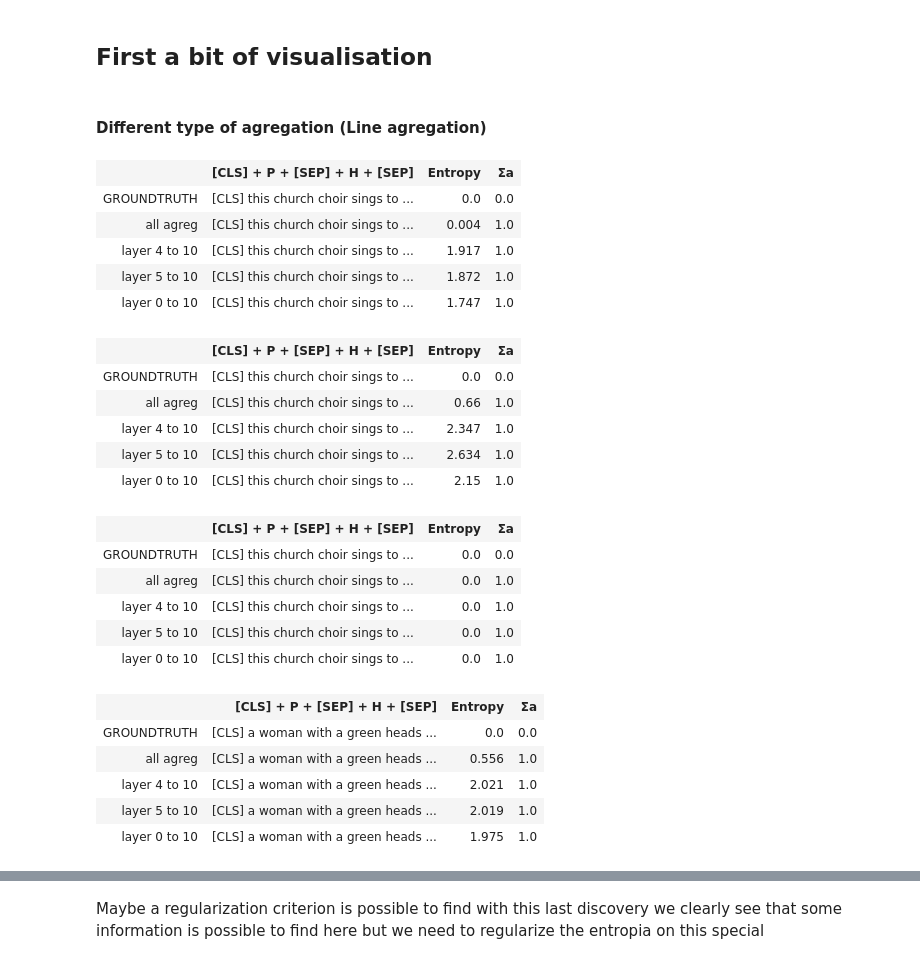
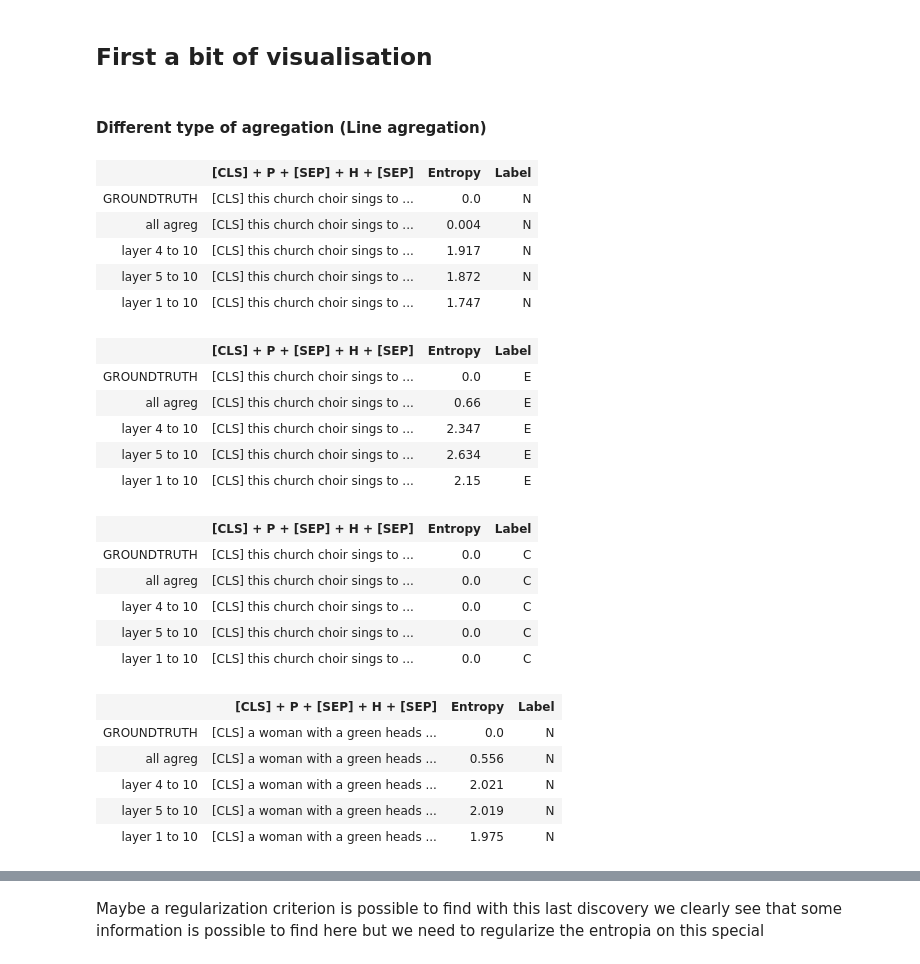
Before and after one commit to lolofo/stage_4_gm, a Jupyter notebook: attention_algorithms/notebooks/entropy_study/Layer 4 to 10.ipynb, the cells around one changed output, grey strips where cells are left out. Drawn from its saved outputs; the diff is of its cells as text; code cells hidden in the pictures.

```diff
--- a/attention_algorithms/notebooks/entropy_study/Layer 4 to 10.ipynb
+++ b/attention_algorithms/notebooks/entropy_study/Layer 4 to 10.ipynb
@@ -83,6 +86,7 @@ def html_render(model_outputs):
     return html
 # %%
 INF = 1e30
+LABELS = ["E", "N", "C"]
 with torch.no_grad():
 
     display(HTML('<h4>Different type of agregation (Line agregation)</h4>'))
@@ -90,17 +94,25 @@ with torch.no_grad():
 
     for id_batch, elem in enumerate(test_dataloader) :
 
-        if id_batch > 5:
+        if id_batch > 8:
             # only look at 5 sentences (batch of one here)
             break
 
         ids = elem["input_ids"]
         masks = elem["attention_masks"]
         labels = elem["labels"]
-        a_true = list(np.array(elem["annotations"][0].numpy(), dtype=float))
+        a_true = elem["annotations"]
 
+
+        # ids of the specials tokens
         special_tokens = [0, 101, 102]
         spe_tok_mask = torch.isin(ids, torch.tensor(special_tokens))[0].type(torch.uint8)
+
+        # ids of the punctuation
+        punct = list(range(999, 1037))
+        punct_pos = 1 - torch.isin(ids, torch.tensor(punct)).type(torch.uint8)
+        a_true = torch.mul(a_true, punct_pos) # we don't want the punctuation in our annotation
+        a_true = list(np.array(a_true[0].numpy(), dtype=float))
 
         m = masks[0].sum() # nb tokens in the sentence
         tokens = tk.convert_ids_to_tokens(ids[0])[0:m]
@@ -112,7 +124,7 @@ with torch.no_grad():
                 '[CLS] + P + [SEP] + H + [SEP]':  [hightlight_txt(tokens = tokens,
                                                                 attention = a_true[0 : m])],
                 'Entropy': [0.0],
-                '&#x3A3;a':[0.0]
+                'Label':LABELS[labels[0]]
             }
 
             it += 1
@@ -139,9 +151,9 @@ with torch.no_grad():
 
         model_outputs["all agreg"] =  {
             '[CLS] + P + [SEP] + H + [SEP]': [hightlight_txt(tokens = tokens,
-                                                            attention = a_hat)],
+                                                            attention = a_visu)],
             'Entropy': [(-a_hat * torch.log(a_hat + 1e-16)).sum().item()],
-            '&#x3A3;a':[a_hat.sum().item()]
+            'Label':LABELS[labels[0]]
         }
 
         # layer 4 to 10 agregation
@@ -157,7 +169,7 @@ with torch.no_grad():
             '[CLS] + P + [SEP] + H + [SEP]': [hightlight_txt(tokens = tokens,
                                                             attention = a_visu)],
             'Entropy': [(-a_hat * torch.log(a_hat + 1e-16)).sum().item()],
-            '&#x3A3;a':[a_hat.sum().item()]
+            'Label':LABELS[labels[0]]
         }
         # layer 5 to 10 agregation
         a_hat = attention_tensor[0, 4:10, :, :, :] # select only some layers
@@ -165,57 +177,57 @@ with torch.no_grad():
         a_hat = a_hat.sum(dim=0) # mean over the layers
         a_hat = a_hat.sum(dim=0) # line agregation
         a_hat = a_hat[0:m]
         a_hat = torch.softmax(a_hat - INF * spe_tok_mask[0:m], dim=-1)
         a_visu = normalize_attention(attention=a_hat, tokens=tokens)
 
         model_outputs["layer 5 to 10"] =  {
             '[CLS] + P + [SEP] + H + [SEP]': [hightlight_txt(tokens = tokens,
                                                             attention = a_visu)],
             'Entropy': [(-a_hat * torch.log(a_hat + 1e-16)).sum().item()],
-            '&#x3A3;a':[a_hat.sum().item()]
+            'Label':LABELS[labels[0]]
         }
 
         # layer 0 to 10 agregation
         a_hat = attention_tensor[0, 0:10, :, :, :] # select only some layers
         a_hat = a_hat.sum(dim=1)/12 # mean head agregation
         a_hat = a_hat.sum(dim=0) # mean over the layers
         a_hat = a_hat.sum(dim=0)
         a_hat = a_hat[0:m]
         a_hat = torch.softmax(a_hat - INF * spe_tok_mask[0:m], dim=-1)
         a_visu = normalize_attention(attention=a_hat, tokens=tokens)
 
-        model_outputs["layer 0 to 10"] =  {
+        model_outputs["layer 1 to 10"] =  {
             '[CLS] + P + [SEP] + H + [SEP]': [hightlight_txt(tokens = tokens,
                                                             attention = a_visu)],
             'Entropy': [(-a_hat * torch.log(a_hat + 1e-16)).sum().item()],
-            '&#x3A3;a':[a_hat.sum().item()]
+            'Label':LABELS[labels[0]]
         }
 
 
         display(HTML(html_render(model_outputs)))
 # %% [output]
 Different type of agregation (Line agregation)
-|  | [CLS] + P + [SEP] + H + [SEP] | Entropy | Σa |
-| GROUNDTRUTH | [CLS] this church choir sings to ... | 0.0 | 0.0 |
-| all agreg | [CLS] this church choir sings to ... | 0.004 | 1.0 |
-| layer 4 to 10 | [CLS] this church choir sings to ... | 1.917 | 1.0 |
-| layer 5 to 10 | [CLS] this church choir sings to ... | 1.872 | 1.0 |
-| layer 0 to 10 | [CLS] this church choir sings to ... | 1.747 | 1.0 |
+|  | [CLS] + P + [SEP] + H + [SEP] | Entropy | Label |
+| GROUNDTRUTH | [CLS] this church choir sings to ... | 0.0 | N |
+| all agreg | [CLS] this church choir sings to ... | 0.004 | N |
+| layer 4 to 10 | [CLS] this church choir sings to ... | 1.917 | N |
+| layer 5 to 10 | [CLS] this church choir sings to ... | 1.872 | N |
+| layer 1 to 10 | [CLS] this church choir sings to ... | 1.747 | N |
-|  | [CLS] + P + [SEP] + H + [SEP] | Entropy | Σa |
-| GROUNDTRUTH | [CLS] this church choir sings to ... | 0.0 | 0.0 |
-| all agreg | [CLS] this church choir sings to ... | 0.66 | 1.0 |
-| layer 4 to 10 | [CLS] this church choir sings to ... | 2.347 | 1.0 |
-| layer 5 to 10 | [CLS] this church choir sings to ... | 2.634 | 1.0 |
-| layer 0 to 10 | [CLS] this church choir sings to ... | 2.15 | 1.0 |
+|  | [CLS] + P + [SEP] + H + [SEP] | Entropy | Label |
+| GROUNDTRUTH | [CLS] this church choir sings to ... | 0.0 | E |
+| all agreg | [CLS] this church choir sings to ... | 0.66 | E |
+| layer 4 to 10 | [CLS] this church choir sings to ... | 2.347 | E |
+| layer 5 to 10 | [CLS] this church choir sings to ... | 2.634 | E |
+| layer 1 to 10 | [CLS] this church choir sings to ... | 2.15 | E |
-|  | [CLS] + P + [SEP] + H + [SEP] | Entropy | Σa |
-| GROUNDTRUTH | [CLS] this church choir sings to ... | 0.0 | 0.0 |
-| all agreg | [CLS] this church choir sings to ... | 0.0 | 1.0 |
-| layer 4 to 10 | [CLS] this church choir sings to ... | 0.0 | 1.0 |
-| layer 5 to 10 | [CLS] this church choir sings to ... | 0.0 | 1.0 |
-| layer 0 to 10 | [CLS] this church choir sings to ... | 0.0 | 1.0 |
+|  | [CLS] + P + [SEP] + H + [SEP] | Entropy | Label |
+| GROUNDTRUTH | [CLS] this church choir sings to ... | 0.0 | C |
+| all agreg | [CLS] this church choir sings to ... | 0.0 | C |
+| layer 4 to 10 | [CLS] this church choir sings to ... | 0.0 | C |
+| layer 5 to 10 | [CLS] this church choir sings to ... | 0.0 | C |
+| layer 1 to 10 | [CLS] this church choir sings to ... | 0.0 | C |
-|  | [CLS] + P + [SEP] + H + [SEP] | Entropy | Σa |
-| GROUNDTRUTH | [CLS] a woman with a green heads ... | 0.0 | 0.0 |
-| all agreg | [CLS] a woman with a green heads ... | 0.556 | 1.0 |
-| layer 4 to 10 | [CLS] a woman with a green heads ... | 2.021 | 1.0 |
-| layer 5 to 10 | [CLS] a woman with a green heads ... | 2.019 | 1.0 |
-| layer 0 to 10 | [CLS] a woman with a green heads ... | 1.975 | 1.0 |
+|  | [CLS] + P + [SEP] + H + [SEP] | Entropy | Label |
+| GROUNDTRUTH | [CLS] a woman with a green heads ... | 0.0 | N |
+| all agreg | [CLS] a woman with a green heads ... | 0.556 | N |
+| layer 4 to 10 | [CLS] a woman with a green heads ... | 2.021 | N |
+| layer 5 to 10 | [CLS] a woman with a green heads ... | 2.019 | N |
+| layer 1 to 10 | [CLS] a woman with a green heads ... | 1.975 | N |
```
Also changed, not shown: parts of 5 cells of this notebook, 5 other files.
